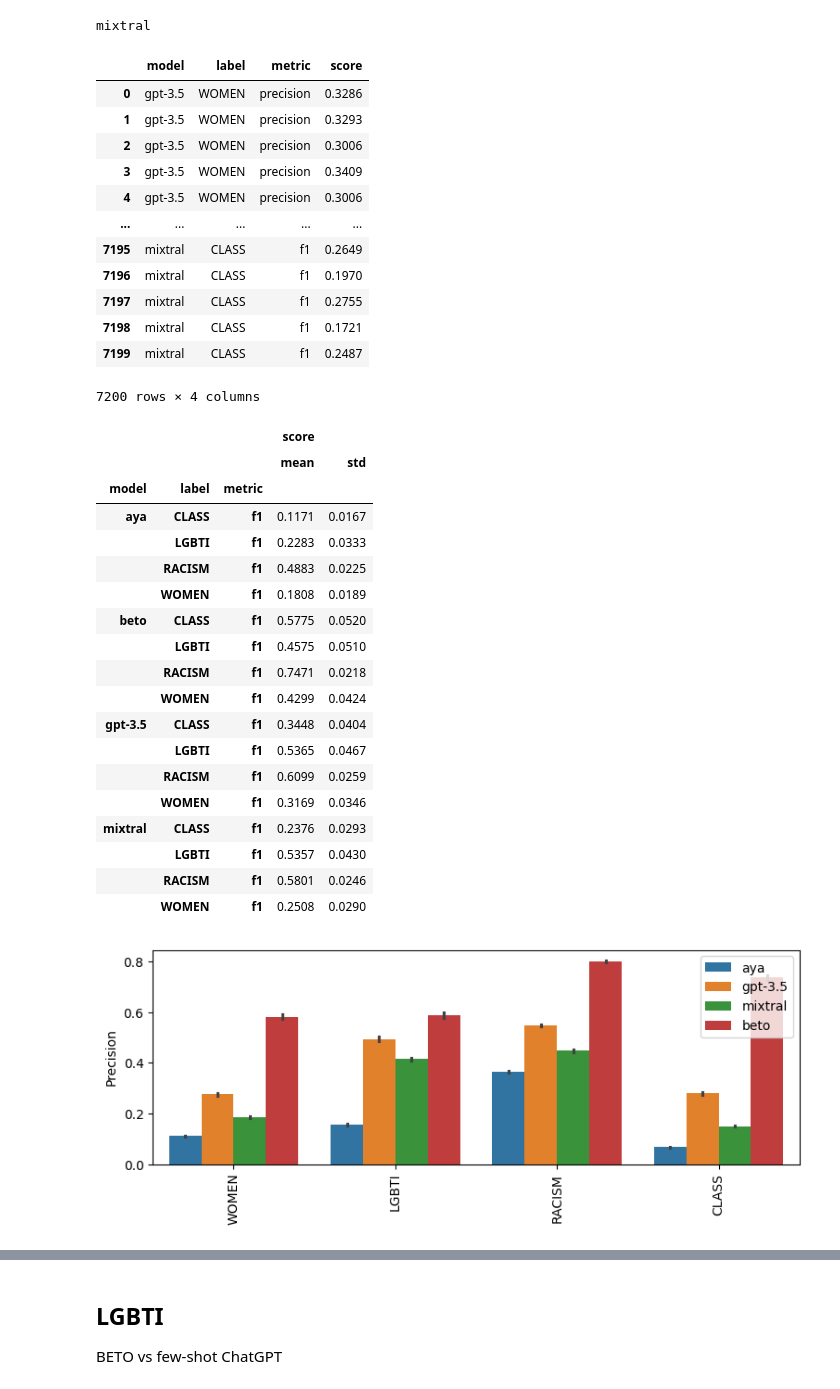
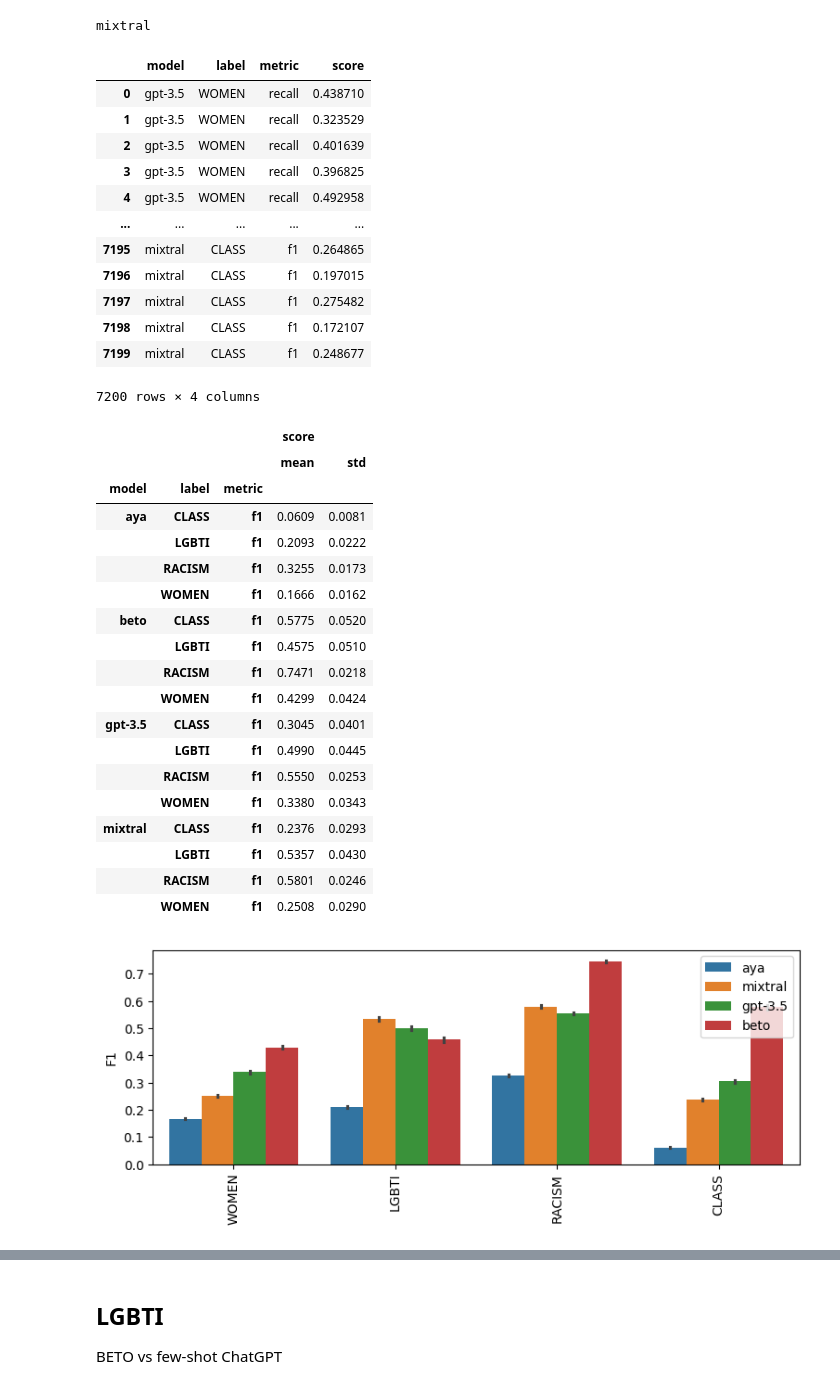
Before and after one commit to finiteautomata/rioplatense_hate_speech, a Jupyter notebook: notebooks/Results_full.ipynb, the cells around one changed output, grey strips where cells are left out. Cells and saved outputs as stored; diff of their text form; code cells hidden in the pictures.

```diff
--- a/notebooks/Results_full.ipynb
+++ b/notebooks/Results_full.ipynb
@@ -19,13 +19,13 @@ pd.options.display.max_colwidth = 1000
 
 files = {
     #"one-shot": sorted(glob("../data/test*pred*1shot.csv")),
-    "gpt-3.5": sorted(glob("../data/test*pred*12shot.csv")),
-    "beto": sorted(glob("../data/test*beto.csv")),
-    "aya": sorted(glob("../data/test*aya_.csv")),
-    "mixtral": sorted(glob("../data/test*mixtral.csv")),
+    "gpt-3.5": sorted(glob("../data/runs/test_*_chatgpt.csv")),
+    "beto": sorted(glob("../data/runs/test*beto.csv")),
+    "aya": sorted(glob("../data/runs/test*aya.csv")),
+    "mixtral": sorted(glob("../data/runs/test*mixtral.csv")),
 }
 
-assert len({len(value) for value in files.values()}) == 1
+#assert len({len(value) for value in files.values()}) == 1
 
 dfs = {k: pd.concat([pd.read_csv(f, index_col=0) for f in v]) for k, v in files.items()}
 # %%
@@ -99,15 +98,15 @@ df_metrics = pd.DataFrame(metrics)
 df_metrics
 # %% [output]
 |  | model | label | metric | score |
-| 0 | gpt-3.5 | WOMEN | precision | 0.3286 |
-| 1 | gpt-3.5 | WOMEN | precision | 0.3293 |
-| 2 | gpt-3.5 | WOMEN | precision | 0.3006 |
-| 3 | gpt-3.5 | WOMEN | precision | 0.3409 |
-| 4 | gpt-3.5 | WOMEN | precision | 0.3006 |
+| 0 | gpt-3.5 | WOMEN | recall | 0.438710 |
+| 1 | gpt-3.5 | WOMEN | recall | 0.323529 |
+| 2 | gpt-3.5 | WOMEN | recall | 0.401639 |
+| 3 | gpt-3.5 | WOMEN | recall | 0.396825 |
+| 4 | gpt-3.5 | WOMEN | recall | 0.492958 |
 | ... | ... | ... | ... | ... |
-| 7195 | mixtral | CLASS | f1 | 0.2649 |
-| 7196 | mixtral | CLASS | f1 | 0.1970 |
-| 7197 | mixtral | CLASS | f1 | 0.2755 |
-| 7198 | mixtral | CLASS | f1 | 0.1721 |
-| 7199 | mixtral | CLASS | f1 | 0.2487 |
+| 7195 | mixtral | CLASS | f1 | 0.264865 |
+| 7196 | mixtral | CLASS | f1 | 0.197015 |
+| 7197 | mixtral | CLASS | f1 | 0.275482 |
+| 7198 | mixtral | CLASS | f1 | 0.172107 |
+| 7199 | mixtral | CLASS | f1 | 0.248677 |
 7200 rows × 4 columns
@@ -127,18 +124,18 @@ f1s.groupby(["model", "label", "metric"]).agg(["mean", "std"])
 |  |  |  | score |  |
 |  |  |  | mean | std |
 | model | label | metric |  |  |
-| aya | CLASS | f1 | 0.1171 | 0.0167 |
-|  | LGBTI | f1 | 0.2283 | 0.0333 |
-|  | RACISM | f1 | 0.4883 | 0.0225 |
-|  | WOMEN | f1 | 0.1808 | 0.0189 |
+| aya | CLASS | f1 | 0.0609 | 0.0081 |
+|  | LGBTI | f1 | 0.2093 | 0.0222 |
+|  | RACISM | f1 | 0.3255 | 0.0173 |
+|  | WOMEN | f1 | 0.1666 | 0.0162 |
 | beto | CLASS | f1 | 0.5775 | 0.0520 |
 |  | LGBTI | f1 | 0.4575 | 0.0510 |
 |  | RACISM | f1 | 0.7471 | 0.0218 |
 |  | WOMEN | f1 | 0.4299 | 0.0424 |
-| gpt-3.5 | CLASS | f1 | 0.3448 | 0.0404 |
-|  | LGBTI | f1 | 0.5365 | 0.0467 |
-|  | RACISM | f1 | 0.6099 | 0.0259 |
-|  | WOMEN | f1 | 0.3169 | 0.0346 |
+| gpt-3.5 | CLASS | f1 | 0.3045 | 0.0401 |
+|  | LGBTI | f1 | 0.4990 | 0.0445 |
+|  | RACISM | f1 | 0.5550 | 0.0253 |
+|  | WOMEN | f1 | 0.3380 | 0.0343 |
 | mixtral | CLASS | f1 | 0.2376 | 0.0293 |
 |  | LGBTI | f1 | 0.5357 | 0.0430 |
 |  | RACISM | f1 | 0.5801 | 0.0246 |
@@ -146,36 +143,39 @@ f1s.groupby(["model", "label", "metric"]).agg(["mean", "std"])
 # %%
 import seaborn as sns
 import matplotlib.pyplot as plt
 
 
 # Create the barplot
 
-def plot_metric(metric, labels, legend=True):
+
+model_order = ["aya", "mixtral", "gpt-3.5", "beto"]
+
+def plot_metric(df, metric, labels, legend=True):
     plt.figure(figsize=(9, 3))
 
-    sub_df = df_metrics[(df_metrics["metric"] == metric) & (df_metrics["label"].isin(labels))]
+    sub_df = df[(df["metric"] == metric) & (df["label"].isin(labels))]
 
     sns.barplot(x='label', y='score', hue='model', data=sub_df, hue_order=model_order)
 
 
     # Set the plot title and labels
     plt.xlabel('')
     plt.ylabel(metric.capitalize())
 
     # Show the plot
 
     # Remove xticks
 
     #plt.xticks(ticks=[])
     plt.xticks(rotation=90)
     # Make legend smaller
     if legend:
         plt.legend(loc='upper right')#, bbox_to_anchor=(0.35, 1.03))
 
 
-metric = "precision"
-plot_metric(metric, all_labels)
+metric = "f1"
+plot_metric(df_metrics, metric, labels)
 plt.savefig(f"img/{metric}.png", bbox_inches='tight', dpi=300)
 # %% [output]
-[figure, old version]
+[figure, new version]
 # %%
```
Also changed, not shown: parts of 9 cells of this notebook, 10 other files.
